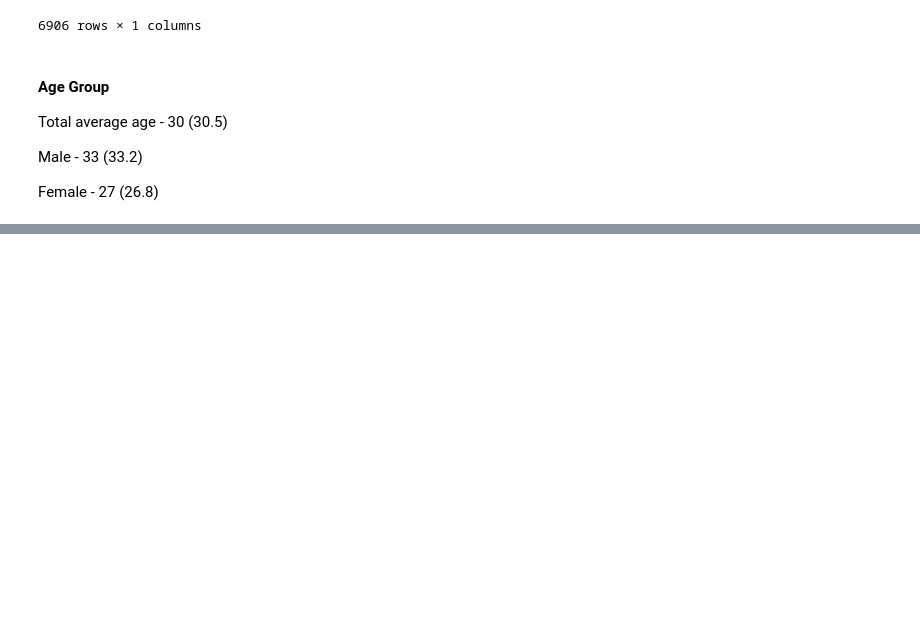
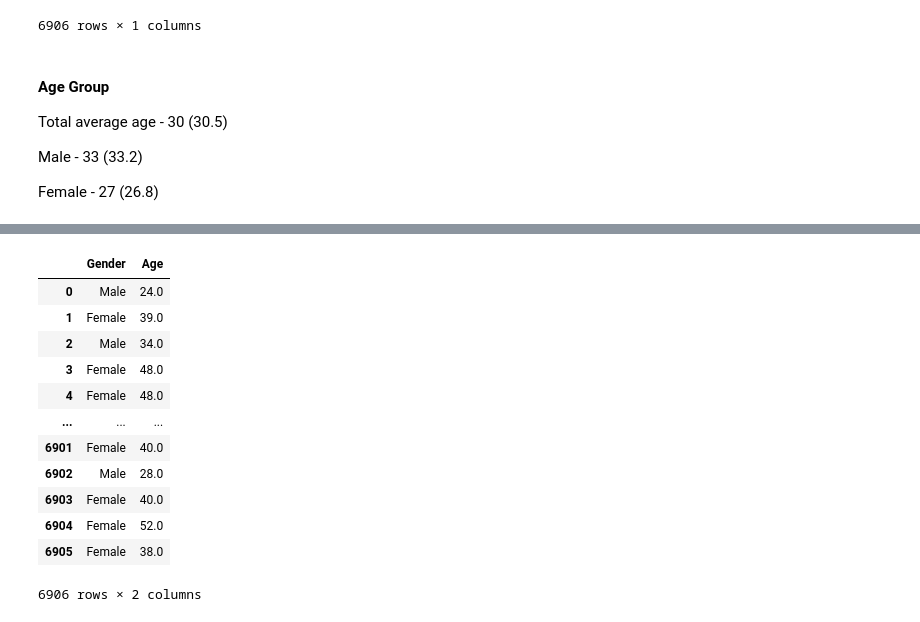
Before and after one commit to dconn20/Prog.D.A---Project, a Jupyter notebook: Prog.D.A - Project.ipynb, the cells around one changed output, grey strips where cells are left out. Cells and saved outputs as stored; diff of their text form; code cells hidden in the pictures; blank space fills up the shorter version.

Commit message:
Working on variables

```diff
--- a/Prog.D.A - Project.ipynb
+++ b/Prog.D.A - Project.ipynb
@@ -150,0 +151,11 @@ for choice in gender:
+# %%
+# Seed Reset: Set the random seed so the numbers will stay the same each time the cell is executed
+np.random.seed(1234)
+
+# Age variable created based on gender and course type
+cnt = 0
+for idx, val in enumerate(df.itertuples()):
+    if df.Gender[idx] == "Male":
+            df.loc[idx, 'Age'] = round(np.random.triangular(4, 37.5, 75))
+    elif df.Gender[idx] == "Female":
+            df.loc[idx, 'Age'] = round(np.random.triangular(4, 27.5, 75))
@@ -150,0 +176,16 @@ for choice in gender:
+# %%
+df
+# %% [output]
+|  | Gender | Age |
+| 0 | Male | 24.0 |
+| 1 | Female | 39.0 |
+| 2 | Male | 34.0 |
+| 3 | Female | 48.0 |
+| 4 | Female | 48.0 |
+| ... | ... | ... |
+| 6901 | Female | 40.0 |
+| 6902 | Male | 28.0 |
+| 6903 | Female | 40.0 |
+| 6904 | Female | 52.0 |
+| 6905 | Female | 38.0 |
+6906 rows × 2 columns
```
Also changed, not shown: parts of 14 cells of this notebook, 3 other files.
